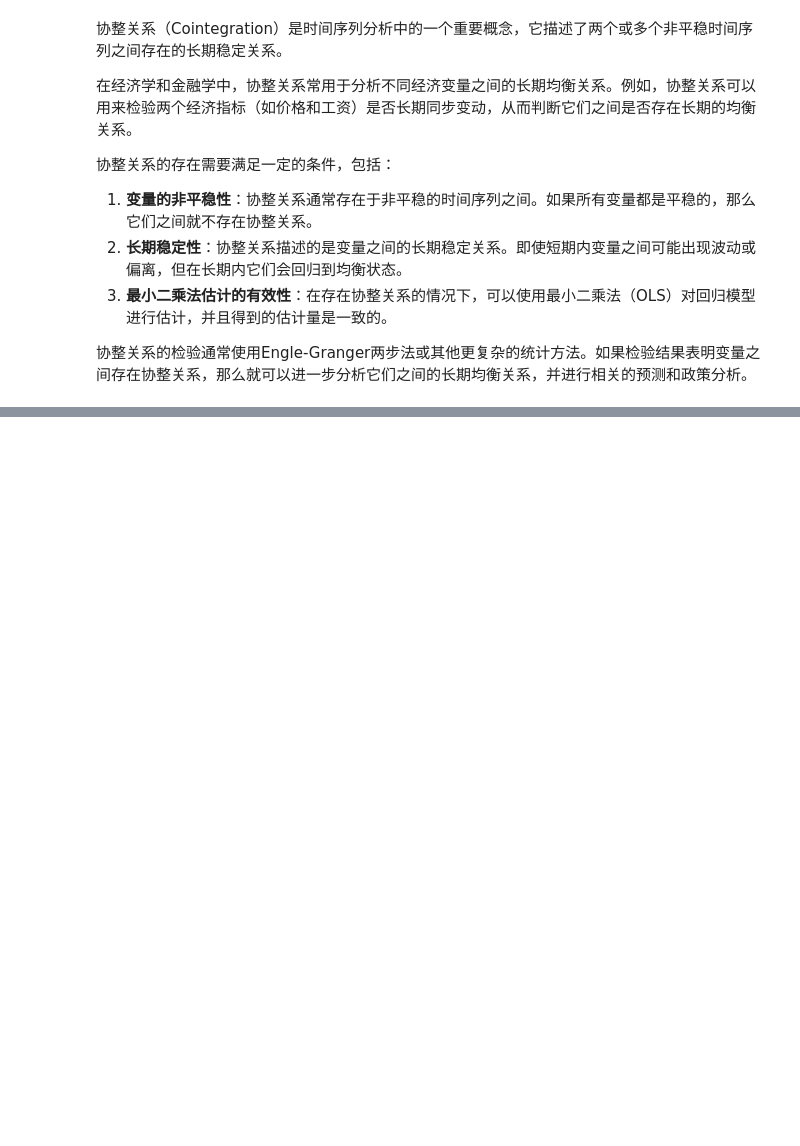
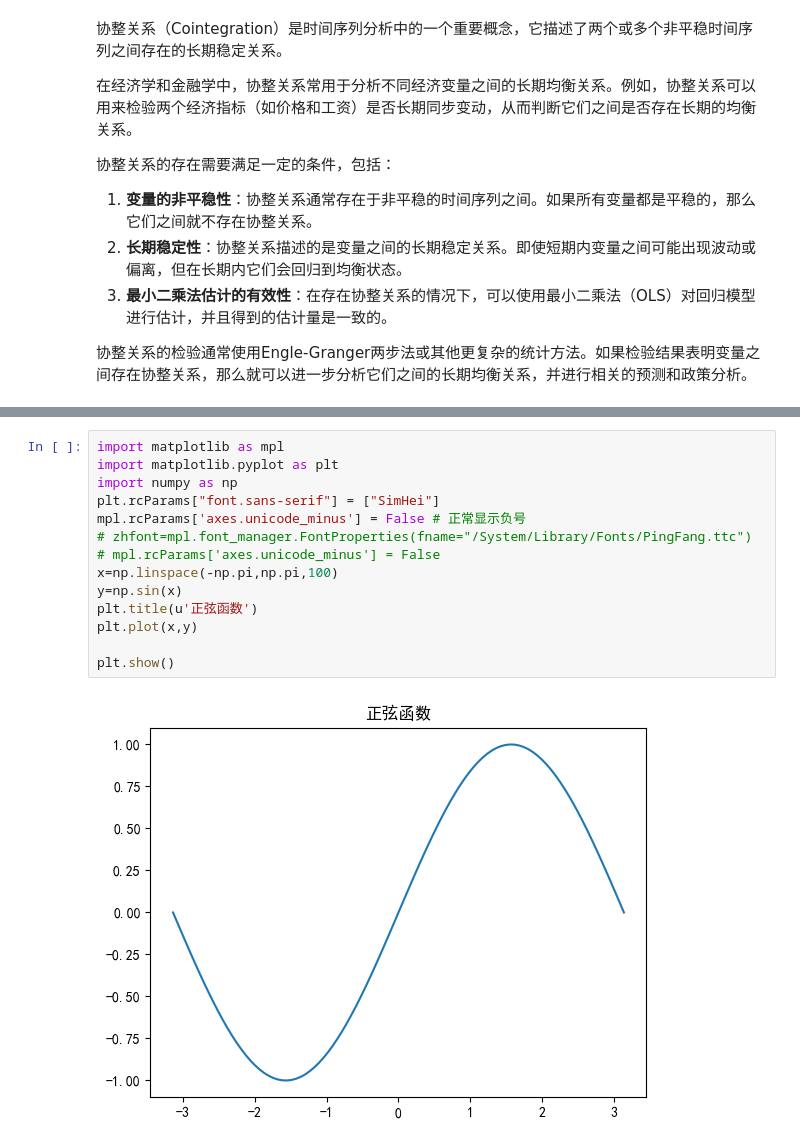
Before and after one commit to stardust1900/doushuai, a Jupyter notebook: posts/2024-07-27-Algorithmic-Trading.ipynb, the cells around one changed output, grey strips where cells are left out. Cells and saved outputs as stored; diff of their text form; blank space fills up the shorter version.

```diff
--- a/posts/2024-07-27-Algorithmic-Trading.ipynb
+++ b/posts/2024-07-27-Algorithmic-Trading.ipynb
@@ -42,0 +109,16 @@ print(result)
+# %%
+import matplotlib as mpl
+import matplotlib.pyplot as plt
+import numpy as np
+plt.rcParams["font.sans-serif"] = ["SimHei"]
+mpl.rcParams['axes.unicode_minus'] = False # 正常显示负号
+# zhfont=mpl.font_manager.FontProperties(fname="/System/Library/Fonts/PingFang.ttc")
+# mpl.rcParams['axes.unicode_minus'] = False
+x=np.linspace(-np.pi,np.pi,100)
+y=np.sin(x)
+plt.title(u'正弦函数')
+plt.plot(x,y)
+
+plt.show()
+# %% [output]
+[figure, added]
```
Also changed, not shown: parts of 4 cells of this notebook, 3 other files.
